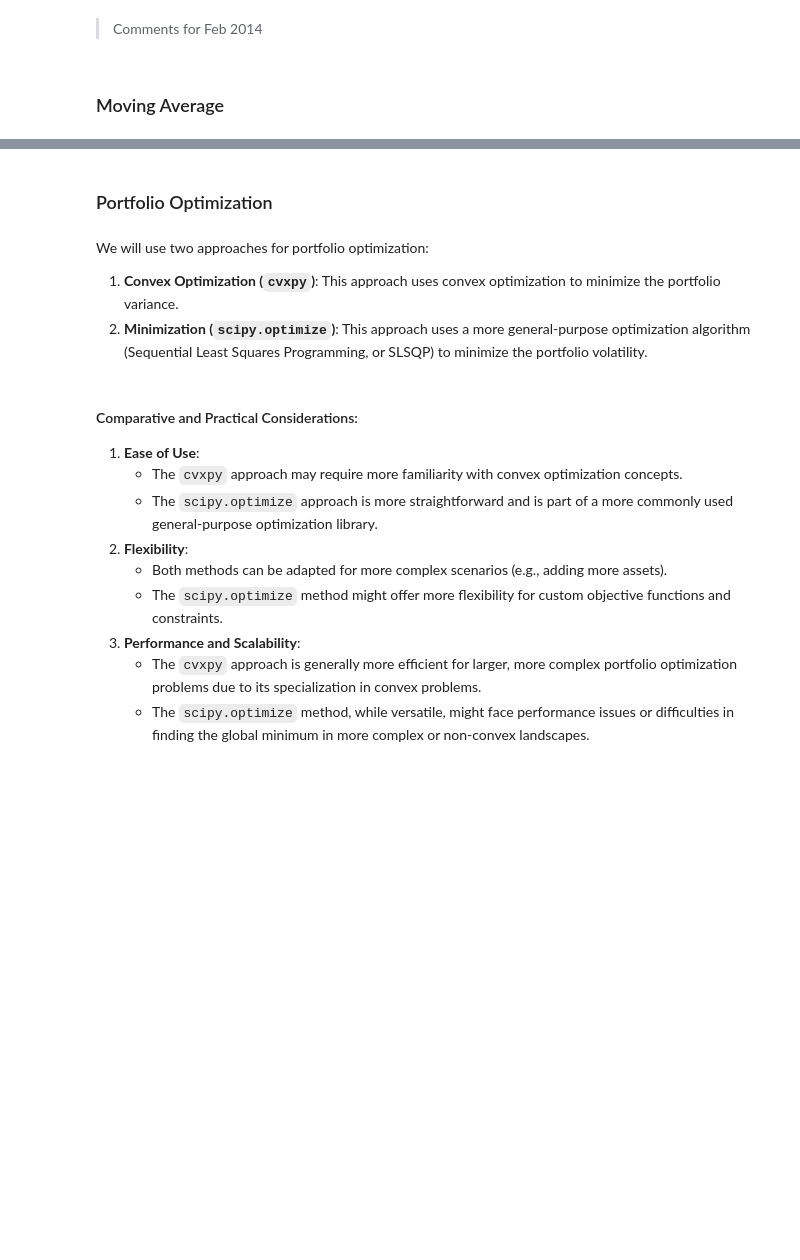
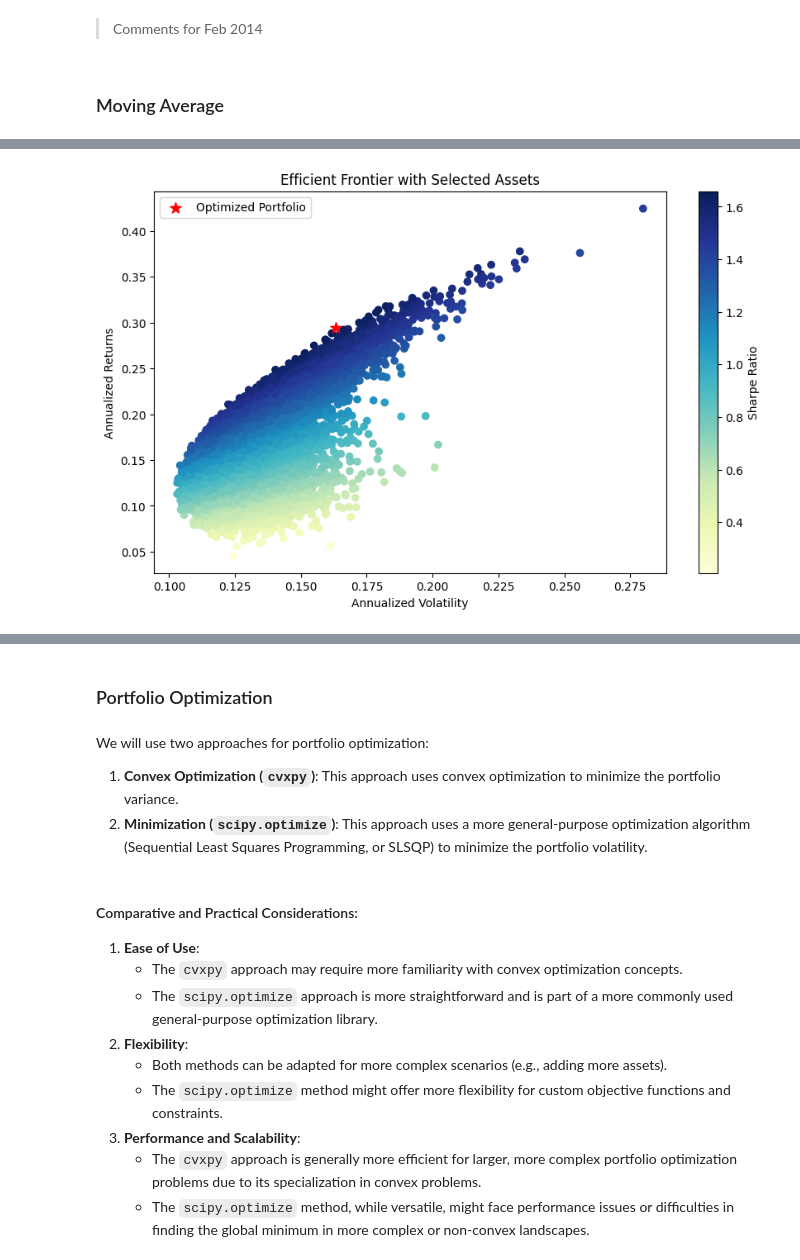
Before and after one commit to Echo9k/FinML, a Jupyter notebook: notebooks/0.1_components.ipynb, the cells around one changed output, grey strips where cells are left out. Drawn from its saved outputs; the diff is of its cells as text; code cells hidden in the pictures; blank space fills up the shorter version.

Commit message:
Homework requirements
Portfolio design for the auntie following specifications. Extensive analysis

```diff
--- a/notebooks/0.1_components.ipynb
+++ b/notebooks/0.1_components.ipynb
@@ -170,0 +201,16 @@ plot.moving_average(adj_close:=data[('Adj Close', ticker_B)],
+# %%
+# Calculating daily returns
+daily_returns = data[['Adj Close']].ffill().pct_change()
+
+# Calculating volatility (annualized standard deviation of daily returns)
+volatility = daily_returns.std() * (252**0.5)
+
+# Calculating the correlation matrix
+correlation_matrix = daily_returns.corr()
+
+# Displaying the calculated metrics
+daily_returns_summary = daily_returns.describe()
+volatility_summary = volatility
+correlation_matrix_summary = correlation_matrix
+
+daily_returns_summary, volatility_summary, correlation_matrix_summary
@@ -170,0 +296,65 @@ plot.moving_average(adj_close:=data[('Adj Close', ticker_B)],
+# %%
+from scipy.optimize import minimize
+
+
+
+def portfolio_annualized_performance(weights, mean_returns, cov_matrix):
+    returns = np.sum(mean_returns*weights) * 252
+    std = np.sqrt(np.dot(weights.T, np.dot(cov_matrix, weights))) * np.sqrt(252)
+    return std, returns
+
+def neg_sharpe_ratio(weights, mean_returns, cov_matrix, risk_free_rate):
+    p_var, p_ret = portfolio_annualized_performance(weights, mean_returns, cov_matrix)
+    return -(p_ret - risk_free_rate) / p_var
+
+# Mean returns and covariance matrix
+mean_returns = daily_returns.mean()
+cov_matrix = daily_returns.cov()
+
+# Number of assets and initial setup for optimization
+num_assets = len(mean_returns)
+risk_free_rate = 0.02
+constraints = ({'type': 'eq', 'fun': lambda x: np.sum(x) - 1})
+bounds = tuple((0, 1) for asset in range(num_assets))
+init_guess = num_assets * [1. / num_assets,]
+
+# Portfolio optimization
+opt_results = minimize(neg_sharpe_ratio, init_guess, args=(mean_returns, cov_matrix, risk_free_rate), method='SLSQP', bounds=bounds, constraints=constraints)
+optimal_weights = opt_results.x
+
+# Calculate expected portfolio return and volatility with optimized weights
+optimal_volatility, optimal_return = portfolio_annualized_performance(optimal_weights, mean_returns, cov_matrix)
+
+# Function to generate portfolios for the efficient frontier
+def generate_portfolios(mean_returns, cov_matrix, num_portfolios, risk_free_rate):
+    results = np.zeros((3, num_portfolios))
+    for i in range(num_portfolios):
+        weights = np.random.random(num_assets)
+        weights /= np.sum(weights)
+        portfolio_std, portfolio_return = portfolio_annualized_performance(weights, mean_returns, cov_matrix)
+        results[0,i] = portfolio_std
+        results[1,i] = portfolio_return
+        results[2,i] = (portfolio_return - risk_free_rate) / portfolio_std
+    return results
+
+# Generate random portfolios for the efficient frontier
+num_portfolios = 10000
+random_portfolios = generate_portfolios(mean_returns, cov_matrix, num_portfolios, risk_free_rate)
+
+# Plotting the efficient frontier
+plt.figure(figsize=(10, 6))
+plt.scatter(random_portfolios[0,:], random_portfolios[1,:], c=random_portfolios[2,:], cmap='YlGnBu', marker='o')
+plt.title('Efficient Frontier with Selected Assets')
+plt.xlabel('Annualized Volatility')
+plt.ylabel('Annualized Returns')
+plt.colorbar(label='Sharpe Ratio')
+
+# Plotting the optimized portfolio
+plt.scatter(optimal_volatility, optimal_return, marker='*', color='r', s=100, label='Optimized Portfolio')
+plt.legend()
+
+plt.show()
+
+optimal_volatility, optimal_return
+# %% [output]
+[figure, added]
```
Also changed, not shown: parts of 28 cells of this notebook, 11 other files.
